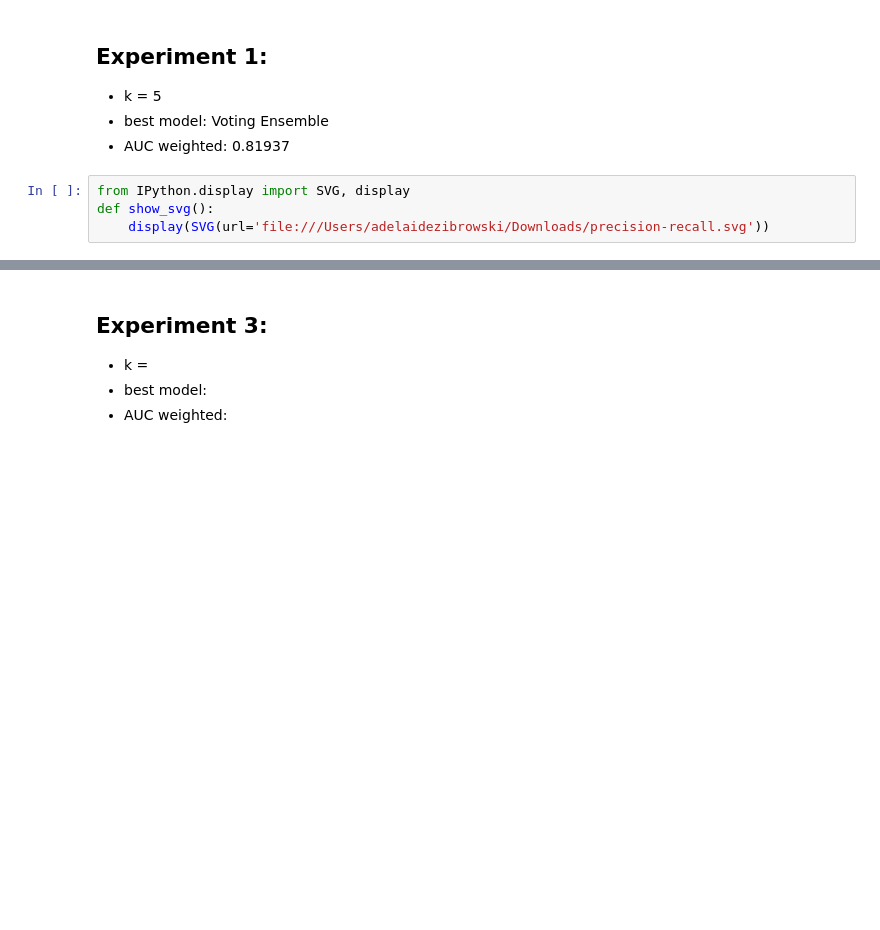
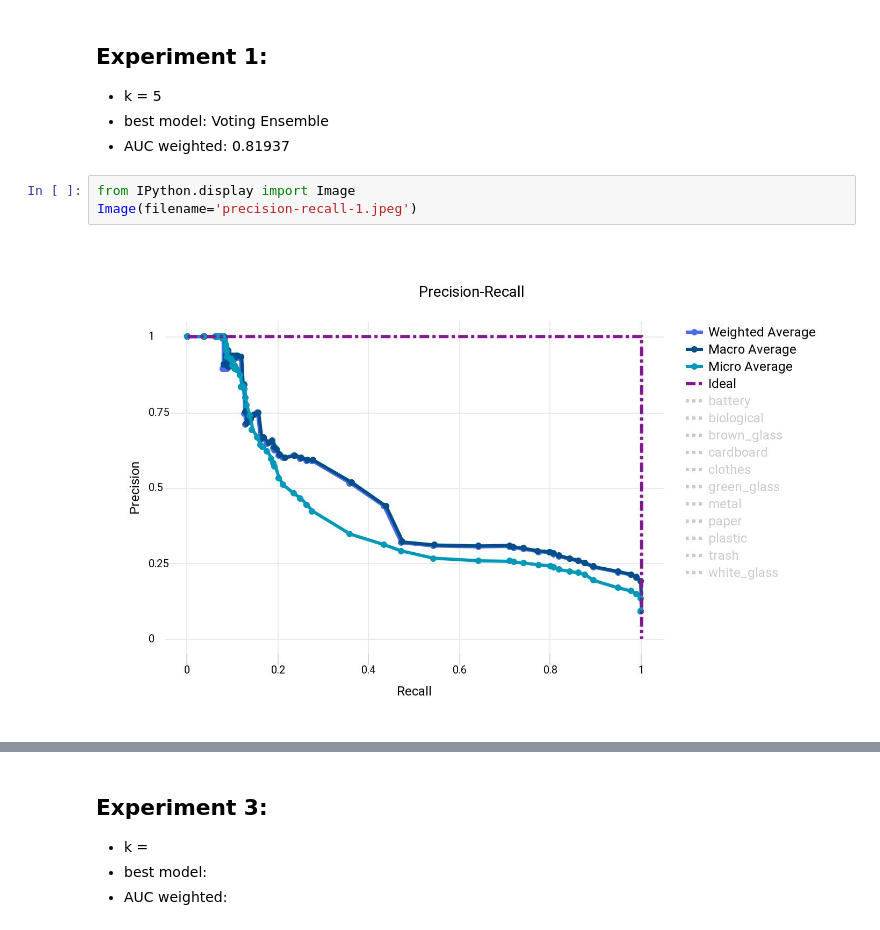
Before and after one commit to zibro011/ml-class-project, a Jupyter notebook: FinalProject.ipynb, the cells around one changed output, grey strips where cells are left out. Cells and saved outputs as stored; diff of their text form; blank space fills up the shorter version.

```diff
--- a/FinalProject.ipynb
+++ b/FinalProject.ipynb
@@ -15,7 +15,8 @@
 * k = 5
 * best model: Voting Ensemble
 * AUC weighted: 0.81937
-# %%
-from IPython.display import SVG, display
-def show_svg():
-    display(SVG(url='file:///Users/adelaidezibrowski/Downloads/precision-recall.svg'))
+# %%
+from IPython.display import Image
+Image(filename='precision-recall-1.jpeg')
+# %% [output]
+[figure, added]
```
Also changed, not shown: parts of 6 cells of this notebook, 4 other files.
